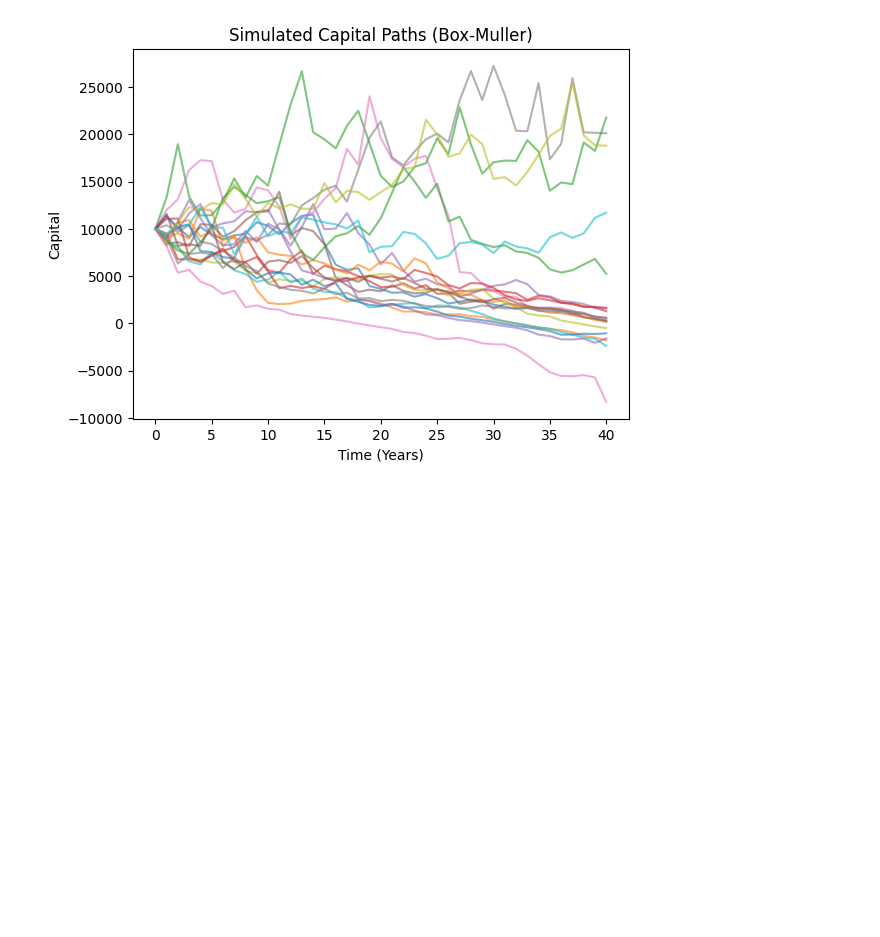
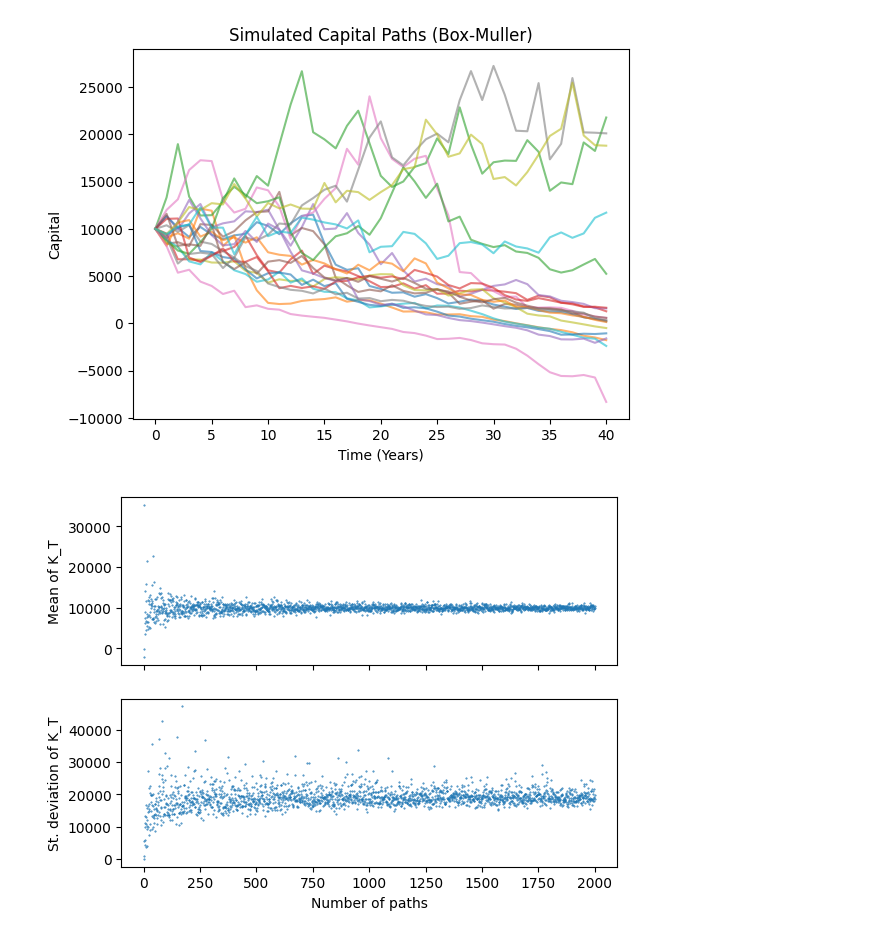
Before and after one commit to tim901225pn-ui/ConteCarlo, a Jupyter notebook: Untitled-1.ipynb, the cells around one changed output. Drawn from its saved outputs; the diff is of its cells as text; code cells hidden in the pictures; blank space fills up the shorter version.

```diff
--- a/Untitled-1.ipynb
+++ b/Untitled-1.ipynb
@@ -68,4 +68,24 @@ plt.ylabel("Capital")
 plt.show()
 # %% [output]
 [figure]
+# %%
+multiplicator = 1
+N = 2000
+Nar = multiplicator*(np.arange(N)+1)
+mean = np.zeros(N)
+v = np.zeros(N)
+
+for i in range(N):
+    mean[i] = get_paths(Nar[i])[:,-1].mean()
+    v[i] = np.sqrt(get_paths(Nar[i])[:,-1].var())
+
+
+f, (sub1, sub2) = plt.subplots(2,1,sharex=True)
+sub1.scatter(Nar, mean, s=0.2)
+sub1.set_ylabel('Mean of K_T')
+sub2.scatter(Nar, v, s=0.2)
+sub2.set_xlabel('Number of paths')
+sub2.set_ylabel('St. deviation of K_T');
+# %% [output]
+[figure, added]
 # %%
```
Also changed, not shown: parts of 1 cell of this notebook.
